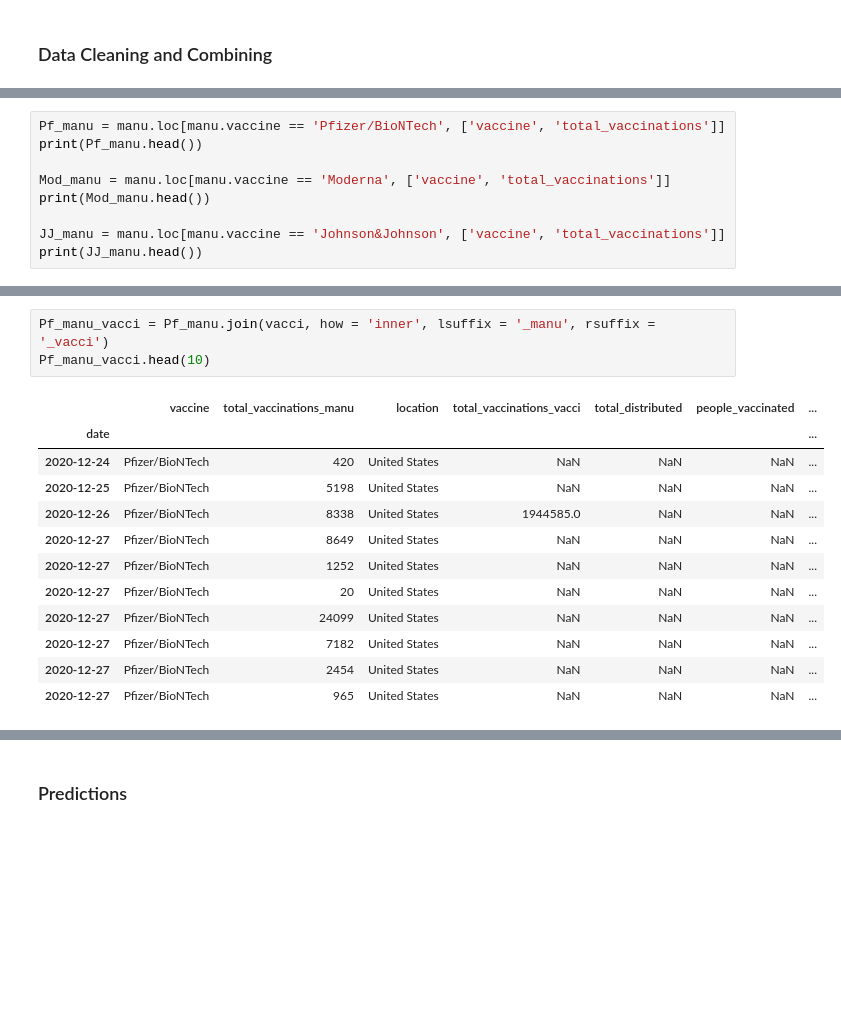
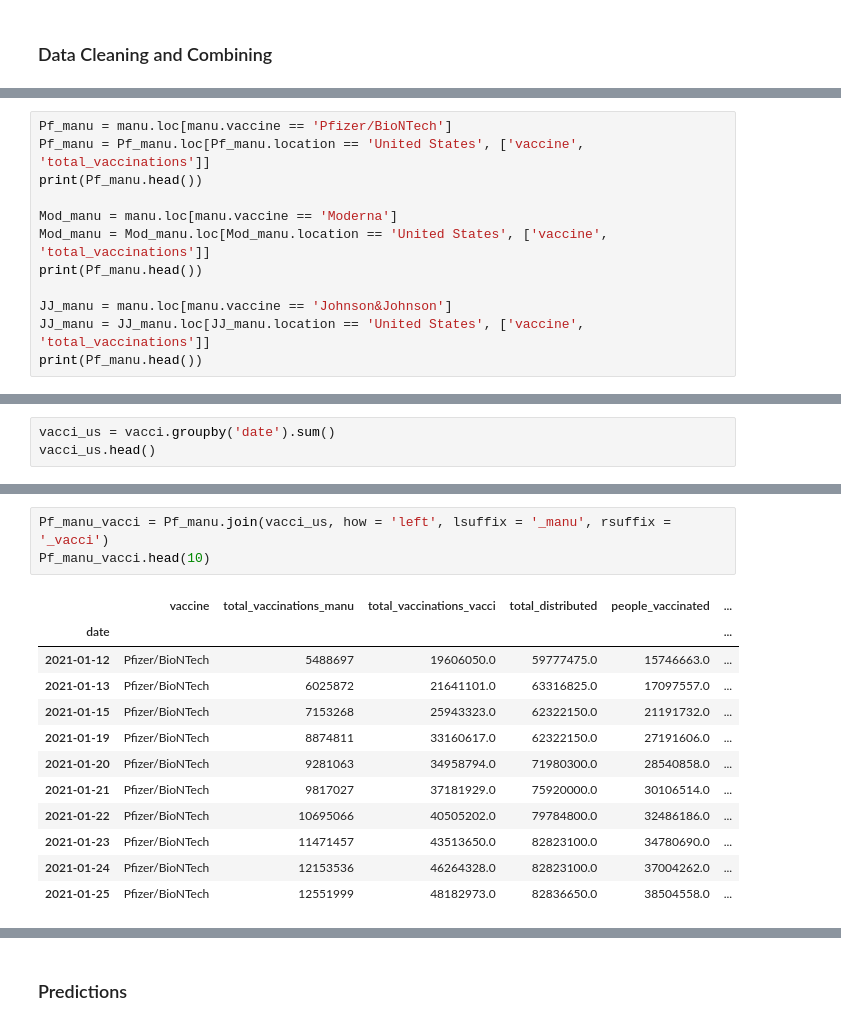
Before and after one commit to juno-yuu/COVID-Vaccine-and-Biotech-industry, a Jupyter notebook: Final_Project_Clean.ipynb, the cells around one changed output, grey strips where cells are left out. Saved outputs shown, nothing was run; the diff lists cells and outputs as text; blank space fills up the shorter version.

```diff
--- a/Final_Project_Clean.ipynb
+++ b/Final_Project_Clean.ipynb
@@ -97,14 +98,17 @@ manu.vaccine.unique()
 array(['Pfizer/BioNTech', 'Sinovac', 'Oxford/AstraZeneca', 'Moderna',
        'Johnson&Johnson'], dtype=object)
 # %%
-Pf_manu = manu.loc[manu.vaccine == 'Pfizer/BioNTech', ['vaccine', 'total_vaccinations']]
+Pf_manu = manu.loc[manu.vaccine == 'Pfizer/BioNTech']
+Pf_manu = Pf_manu.loc[Pf_manu.location == 'United States', ['vaccine', 'total_vaccinations']]
 print(Pf_manu.head())
 
-Mod_manu = manu.loc[manu.vaccine == 'Moderna', ['vaccine', 'total_vaccinations']]
-print(Mod_manu.head())
+Mod_manu = manu.loc[manu.vaccine == 'Moderna']
+Mod_manu = Mod_manu.loc[Mod_manu.location == 'United States', ['vaccine', 'total_vaccinations']]
+print(Pf_manu.head())
 
-JJ_manu = manu.loc[manu.vaccine == 'Johnson&Johnson', ['vaccine', 'total_vaccinations']]
-print(JJ_manu.head())
+JJ_manu = manu.loc[manu.vaccine == 'Johnson&Johnson']
+JJ_manu = JJ_manu.loc[JJ_manu.location == 'United States', ['vaccine', 'total_vaccinations']]
+print(Pf_manu.head())
 # %% [output]
                     vaccine  total_vaccinations
 date
@@ -129,0 +130,3 @@ date
+# %%
+vacci_us = vacci.groupby('date').sum()
+vacci_us.head()
@@ -130,17 +141,17 @@ date
 # %%
-Pf_manu_vacci = Pf_manu.join(vacci, how = 'inner', lsuffix = '_manu', rsuffix = '_vacci')
+Pf_manu_vacci = Pf_manu.join(vacci_us, how = 'left', lsuffix = '_manu', rsuffix = '_vacci')
 Pf_manu_vacci.head(10)
 # %% [output]
-|  | vaccine | total_vaccinations_manu | location | total_vaccinations_vacci | total_distributed | people_vaccinated | ... |
-| date |  |  |  |  |  |  | ... |
-| 2020-12-24 | Pfizer/BioNTech | 420 | United States | NaN | NaN | NaN | ... |
-| 2020-12-25 | Pfizer/BioNTech | 5198 | United States | NaN | NaN | NaN | ... |
-| 2020-12-26 | Pfizer/BioNTech | 8338 | United States | 1944585.0 | NaN | NaN | ... |
-| 2020-12-27 | Pfizer/BioNTech | 8649 | United States | NaN | NaN | NaN | ... |
-| 2020-12-27 | Pfizer/BioNTech | 1252 | United States | NaN | NaN | NaN | ... |
-| 2020-12-27 | Pfizer/BioNTech | 20 | United States | NaN | NaN | NaN | ... |
-| 2020-12-27 | Pfizer/BioNTech | 24099 | United States | NaN | NaN | NaN | ... |
-| 2020-12-27 | Pfizer/BioNTech | 7182 | United States | NaN | NaN | NaN | ... |
-| 2020-12-27 | Pfizer/BioNTech | 2454 | United States | NaN | NaN | NaN | ... |
-| 2020-12-27 | Pfizer/BioNTech | 965 | United States | NaN | NaN | NaN | ... |
+|  | vaccine | total_vaccinations_manu | total_vaccinations_vacci | total_distributed | people_vaccinated | ... |
+| date |  |  |  |  |  | ... |
+| 2021-01-12 | Pfizer/BioNTech | 5488697 | 19606050.0 | 59777475.0 | 15746663.0 | ... |
+| 2021-01-13 | Pfizer/BioNTech | 6025872 | 21641101.0 | 63316825.0 | 17097557.0 | ... |
+| 2021-01-15 | Pfizer/BioNTech | 7153268 | 25943323.0 | 62322150.0 | 21191732.0 | ... |
+| 2021-01-19 | Pfizer/BioNTech | 8874811 | 33160617.0 | 62322150.0 | 27191606.0 | ... |
+| 2021-01-20 | Pfizer/BioNTech | 9281063 | 34958794.0 | 71980300.0 | 28540858.0 | ... |
+| 2021-01-21 | Pfizer/BioNTech | 9817027 | 37181929.0 | 75920000.0 | 30106514.0 | ... |
+| 2021-01-22 | Pfizer/BioNTech | 10695066 | 40505202.0 | 79784800.0 | 32486186.0 | ... |
+| 2021-01-23 | Pfizer/BioNTech | 11471457 | 43513650.0 | 82823100.0 | 34780690.0 | ... |
+| 2021-01-24 | Pfizer/BioNTech | 12153536 | 46264328.0 | 82823100.0 | 37004262.0 | ... |
+| 2021-01-25 | Pfizer/BioNTech | 12551999 | 48182973.0 | 82836650.0 | 38504558.0 | ... |
 # %%
```
Also changed, not shown: parts of 7 cells of this notebook.
